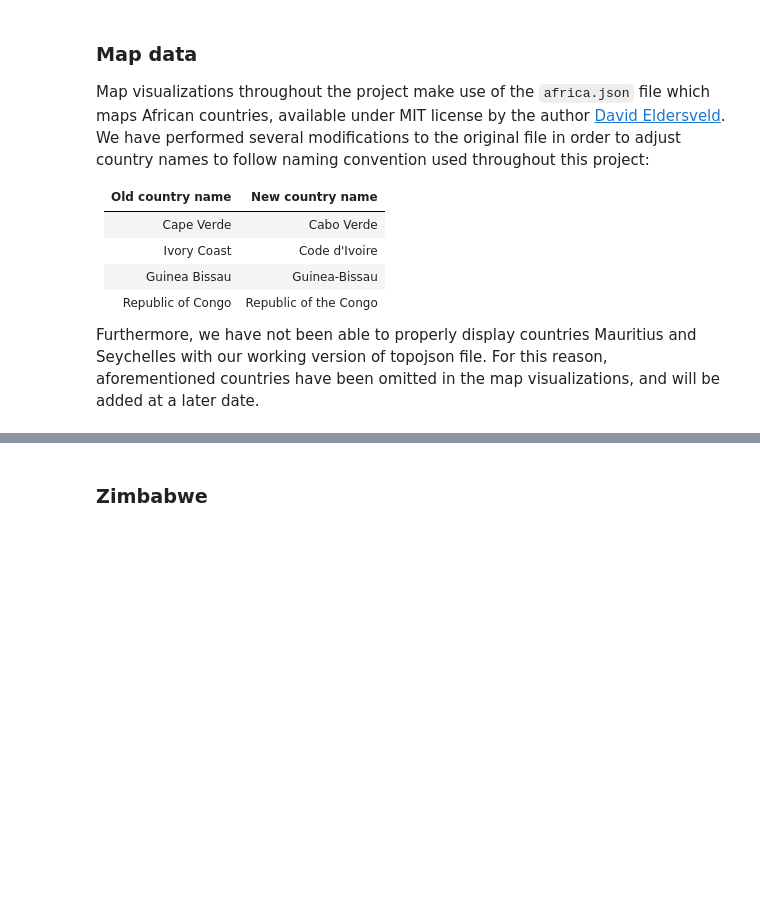
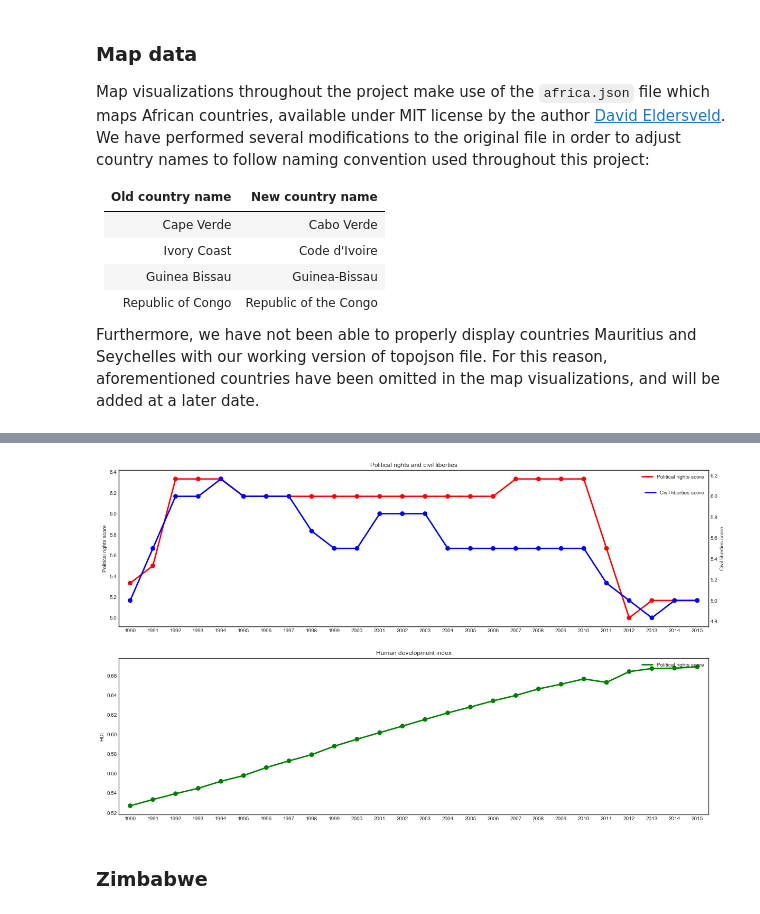
Before and after one commit to zenhaeus/cs-401, a Jupyter notebook: project/Project - report.ipynb, the cells around one changed output, grey strips where cells are left out. Drawn from its saved outputs; the diff is of its cells as text; code cells hidden in the pictures; blank space fills up the shorter version.

```diff
--- a/project/Project - report.ipynb
+++ b/project/Project - report.ipynb
@@ -285,6 +291,7 @@ Following names have been altered in the original Human Development Index datase
 # %%
 hdi_path = os.path.join('data','Human Development Index (HDI).csv')
 hdi_data = pd.read_csv(hdi_path, skiprows=1)
+hdi_data = hdi_data.drop(['HDI Rank (2015)'], axis=1)
 
 def hdi_adjust_country_name(name):
     result = name
@@ -341,2 +673,74 @@ africa
+# %%
+def transpose_data(data, region, flag):
+    n = data.count().Country
+    data_t = data.transpose()
+    data_t['index'] = range(0, data_t.shape[0])
+    data_t['average'] = data.sum()
+    data_t = data_t.set_index('index')
+
+    if flag==0:
+        data_t = data_t.drop([0])
+    else:
+        data_t = data_t.drop([0,1])
+
+    data_t['year'] = range(1990, 2016)
+    data_t['average'] = data_t['average']/n
+    data_t['region'] = region
+    return(data_t)
+
+
+# Plots correlation heatmap for one African region
+def plot_region_correlation(data, data_hdi, data_pr, data_cl, region_name):
+    best = data[['year', 'best', 'type_of_violence']] \
+        .groupby(['year', 'type_of_violence']) \
+        .sum() \
+        .reset_index()
+    best = best[(best.year>1989) & (best.year<2016)]
+
+    region = pd.DataFrame()
+    region = best[best.type_of_violence==1].set_index('year').drop(['type_of_violence'], axis=1)
+    region.columns = ['Type of violence 1']
+
+    best2 = best[best.type_of_violence==2].set_index('year').drop(['type_of_violence'], axis=1)
+    best2.columns = ['Type of violence 2']
+
+    best3 = best[best.type_of_violence==3].set_index('year').drop(['type_of_violence'], axis=1)
+    best3.columns = ['Type of violence 3']
+
+    region_scores = pd.DataFrame()
+    region_scores['HDI'] = transpose_data(data_hdi, region, 1).average
+    region_scores['Political rights score'] = transpose_data(data_pr, region, 0).average
+    region_scores['Civil liberties'] = transpose_data(data_cl, region, 0).average
+    region_scores.index = range(1990,2016)
+
+    region = region.join([best2, best3, region_scores], how='outer')
+    region = region.fillna(0)
+    corr = region.corr(method='spearman')
+    mask = np.zeros_like(corr)
+    mask[np.triu_indices_from(mask)] = True
+
+    ax = plt.axes()
+    sns.heatmap(corr, mask=mask, annot=True, fmt=".2f", cmap="RdBu_r", ax=ax)
+    ax.set_title('Correlation heatmap for region: ' + region_name)
+
+def plot_indicators(indicators):
+    f, (ax, ax3) = plt.subplots(2, figsize=(20,12))
+
+    ax2 = ax.twinx() #This allows the common axes (flow rate) to be shared
+    sns.pointplot(x=indicators.index, y='Political rights score', data=indicators, color='red', ax=ax)
+    sns.pointplot(x=indicators.index, y='Civil liberties score', data=indicators, color='blue', ax=ax2)
+    sns.pointplot(x=indicators.index, y='HDI', data=indicators, color='green', ax=ax3)
+
+    ax.set_title('Political rights and civil liberties')
+    ax3.set_title('Human development index')
+
+    ax.legend(['Political rights score'], loc='upper right', bbox_to_anchor=(1, 1))
+    ax2.legend(['Civil liberties score'], loc='upper right', bbox_to_anchor=(1, 0.9))
+    ax3.legend(['Political rights score'], loc='upper right', bbox_to_anchor=(1, 1))
+
+#ri_na = region_indicators('na')
+#plot_indicators(ri_na)
+# %% [output]
+[figure, added]
 # %% [markdown]
 ### Zimbabwe
```
Also changed, not shown: parts of 21 cells of this notebook, 1 other file.
